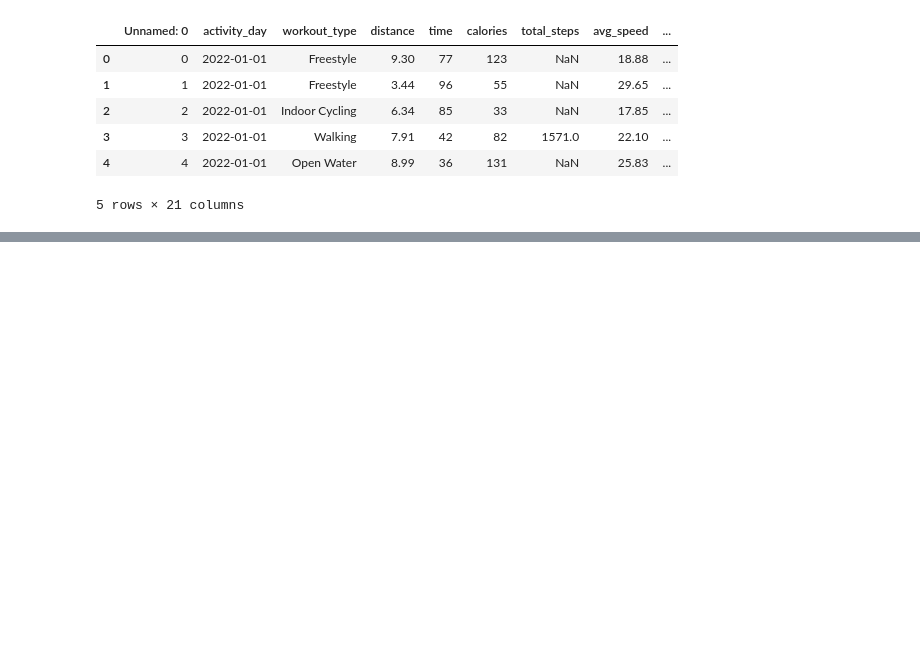
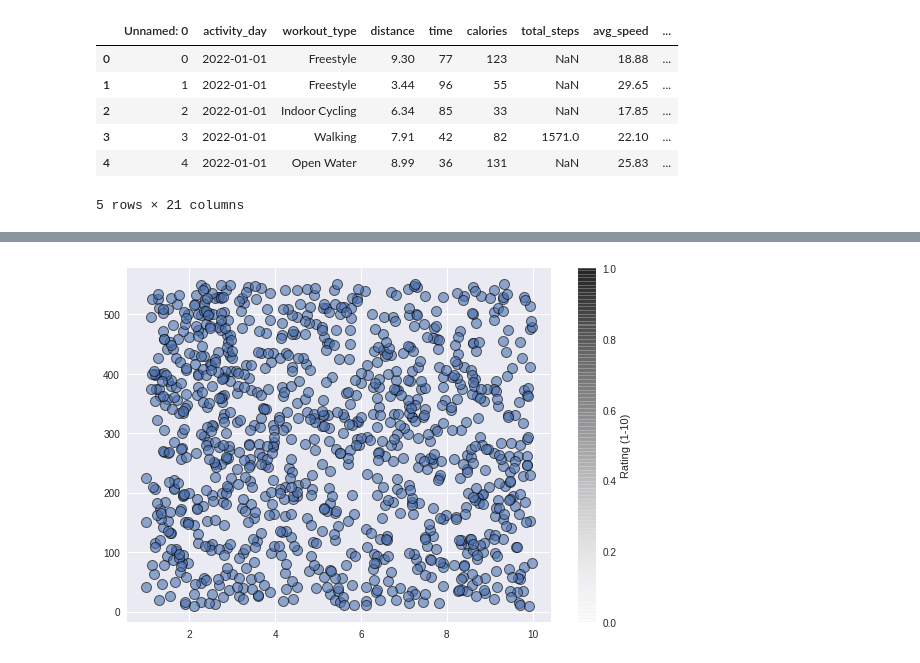
Before and after one commit to subshr4/subshr4, a Jupyter notebook: Quiz28.ipynb, the cells around one changed output, grey strips where cells are left out. Saved outputs shown, nothing was run; the diff lists cells and outputs as text; code cells hidden in the pictures; blank space fills up the shorter version.

```diff
--- a/Quiz28.ipynb
+++ b/Quiz28.ipynb
@@ -56,0 +66,9 @@ plt.show()
+# %%
+
+plt.scatter(distance,calories, s=100, alpha=0.6, edgecolor='black', linewidth=1, cmap='blue')
+colorsbar = plt.colorbar()
+colorsbar.set_label('Rating (1-10)')
+plt.tight_layout()
+plt.show()
+# %% [output]
+[figure, added]
```
Also changed, not shown: parts of 3 cells of this notebook.
